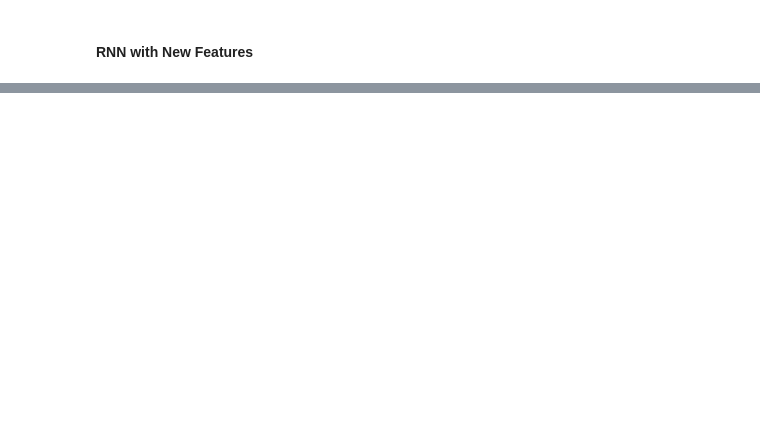
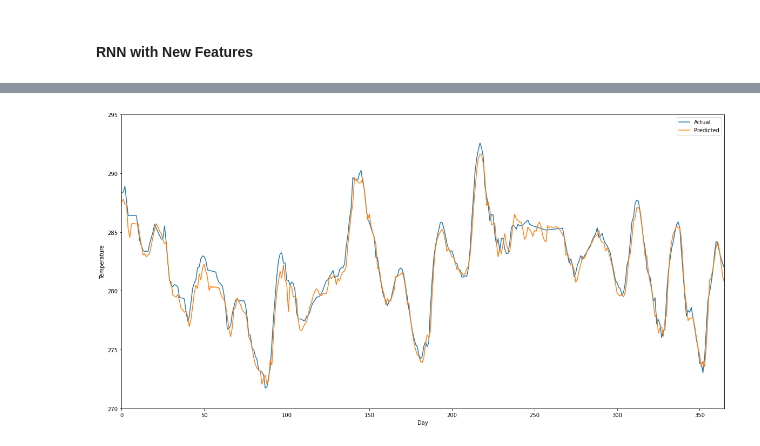
Before and after one commit to McGill-MMA-EnterpriseAnalytics/Cloud-Computations, a Jupyter notebook: RNN.ipynb, the cells around one changed output, grey strips where cells are left out. Saved outputs shown, nothing was run; the diff lists cells and outputs as text; code cells hidden in the pictures; blank space fills up the shorter version.

Commit message:
Updated files
Added transformer architecture

```diff
--- a/RNN.ipynb
+++ b/RNN.ipynb
@@ -233,0 +247,4 @@ RMSE: 1.1186237407523658
+# %%
+X_train, y_train = split_multiple(train_std, 24, target_train_std)
+X_test, y_test = split_multiple(test_std, 24, target_test_std)
+X_train.shape
@@ -233,0 +253,10 @@ RMSE: 1.1186237407523658
+# %%
+model_input = keras.Input(shape = X_train.shape[1:])
+x = keras.layers.LSTM(50, return_sequences = True)(model_input)
+x = keras.layers.LSTM(50, return_sequences = True)(x)
+x = attention.Attention()(x)
+model_output = keras.layers.Dense(1)(x)
+model = keras.models.Model(model_input, model_output)
+
+model.compile(optimizer='adam', loss='mse')
+model.summary()
@@ -233,0 +281,2 @@ RMSE: 1.1186237407523658
+# %%
+history = model.fit(X_train, y_train, epochs = 3)
@@ -233,0 +290,18 @@ RMSE: 1.1186237407523658
+# %%
+y_pred = model.predict(X_test)
+
+y_pred_inv = sc2.inverse_transform(y_pred)
+y_test_inv = sc2.inverse_transform(y_test)
+# %%
+from matplotlib import pyplot as plt
+plt.figure(figsize = (20, 10))
+plt.plot(y_test_inv, label = 'Actual')
+plt.plot(y_pred_inv, label = 'Predicted')
+plt.ylabel('Temperature')
+plt.xlabel('Day')
+plt.xlim([0, 365])
+plt.ylim([270, 295])
+plt.legend()
+plt.show()
+# %% [output]
+[figure, added]
```
Also changed, not shown: parts of 17 cells of this notebook, 1 other file.
